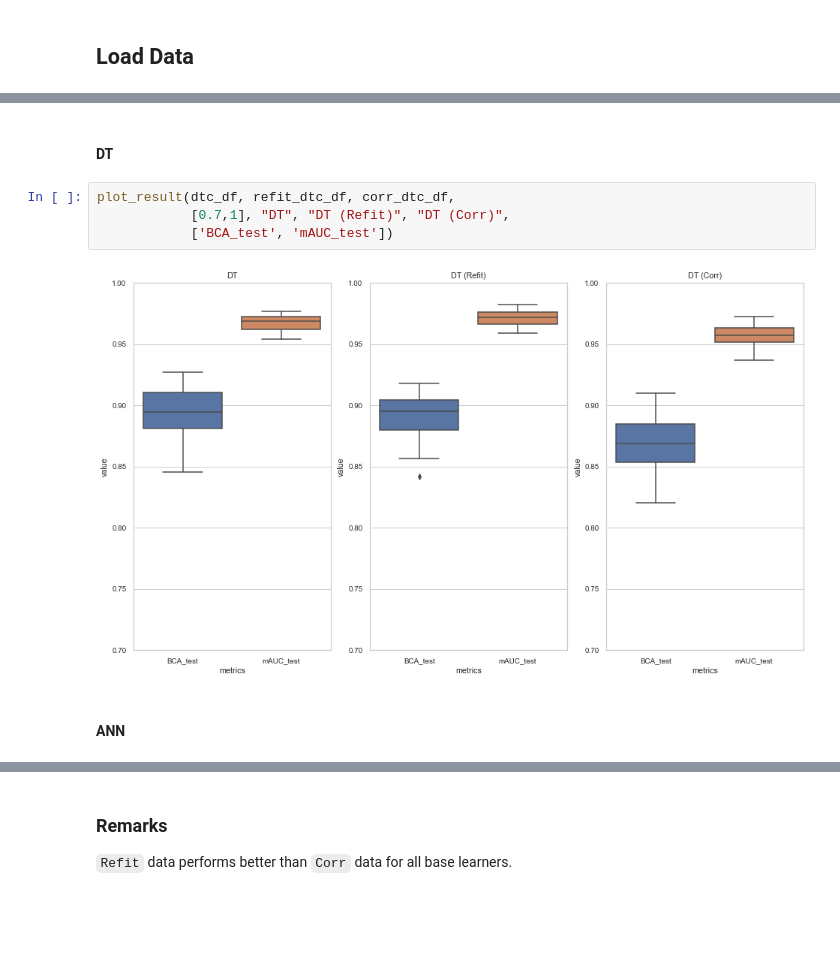
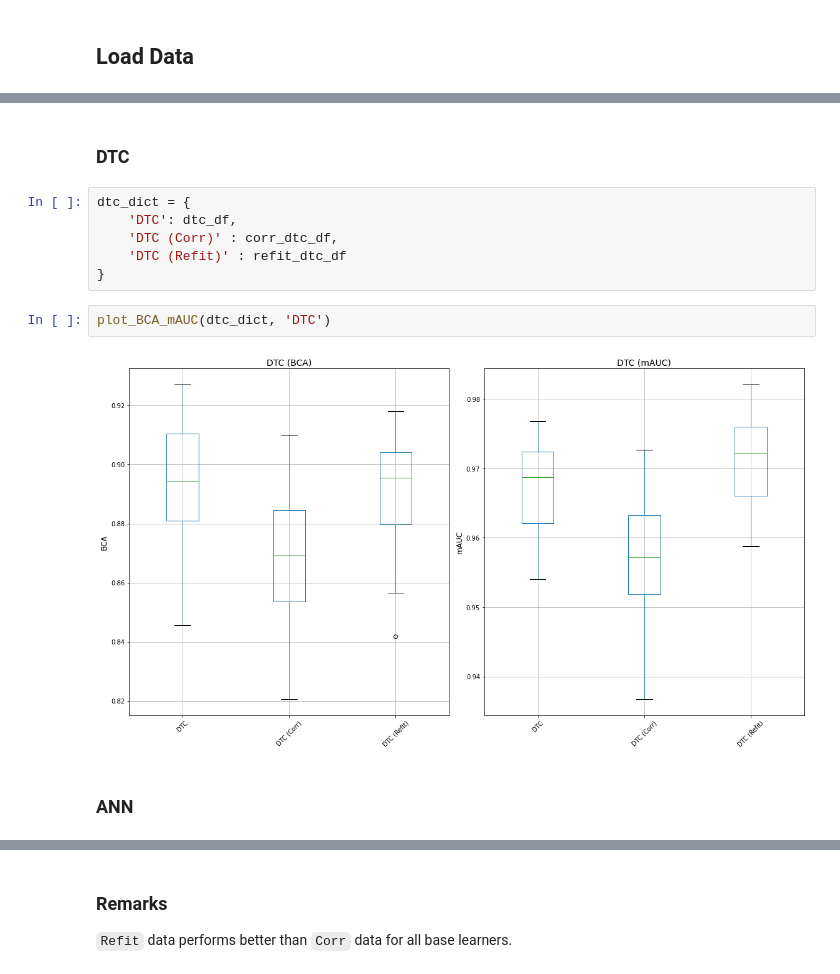
Before and after one commit to rusane/natural-computing, a Jupyter notebook: Project/Comparative Analysis - Base Learners.ipynb, the cells around one changed output, grey strips where cells are left out. Cells and saved outputs as stored; diff of their text form; blank space fills up the shorter version.

```diff
--- a/Project/Comparative Analysis - Base Learners.ipynb
+++ b/Project/Comparative Analysis - Base Learners.ipynb
@@ -74,10 +76,14 @@ plot_result(lra_df, refit_lra_df, corr_lra_df,
 # %% [markdown]
-#### DT
+### DTC
-# %%
-plot_result(dtc_df, refit_dtc_df, corr_dtc_df,
-            [0.7,1], "DT", "DT (Refit)", "DT (Corr)",
-            ['BCA_test', 'mAUC_test'])
-# %% [output]
-[figure, removed]
+# %%
+dtc_dict = {
+    'DTC': dtc_df,
+    'DTC (Corr)' : corr_dtc_df,
+    'DTC (Refit)' : refit_dtc_df
+}
+# %%
+plot_BCA_mAUC(dtc_dict, 'DTC')
+# %% [output]
+[figure, added]
 # %% [markdown]
-#### ANN
+### ANN
```
Also changed, not shown: parts of 17 cells of this notebook.
